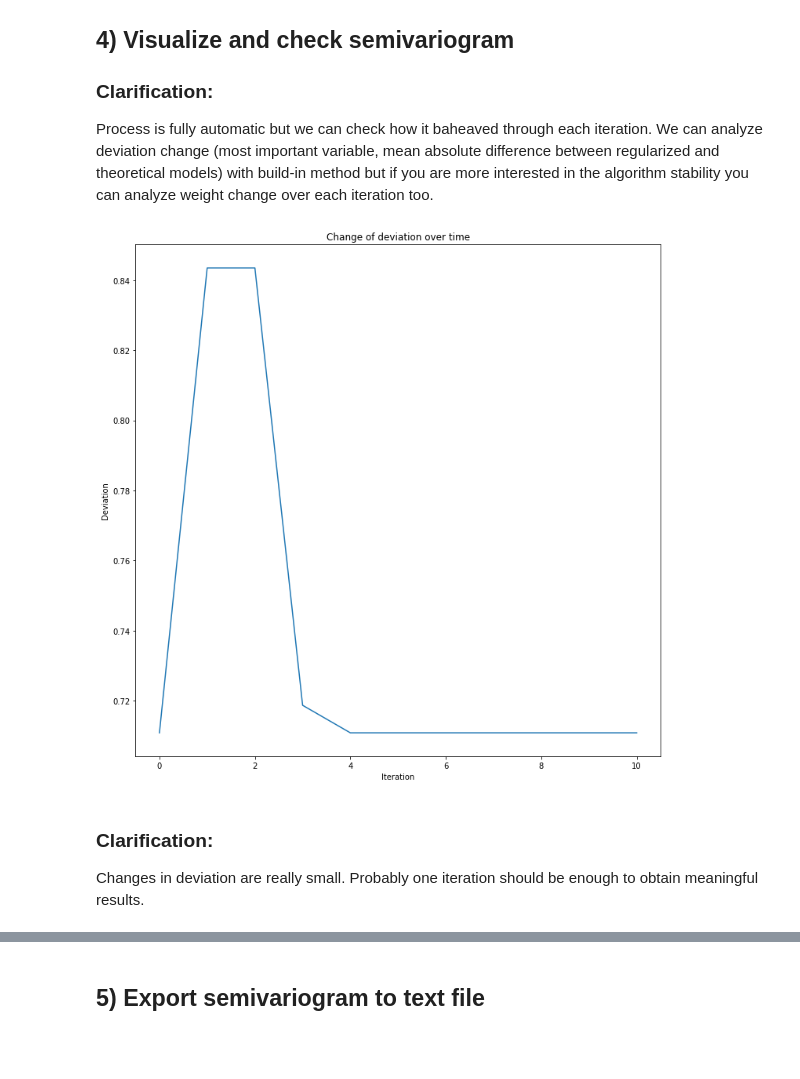
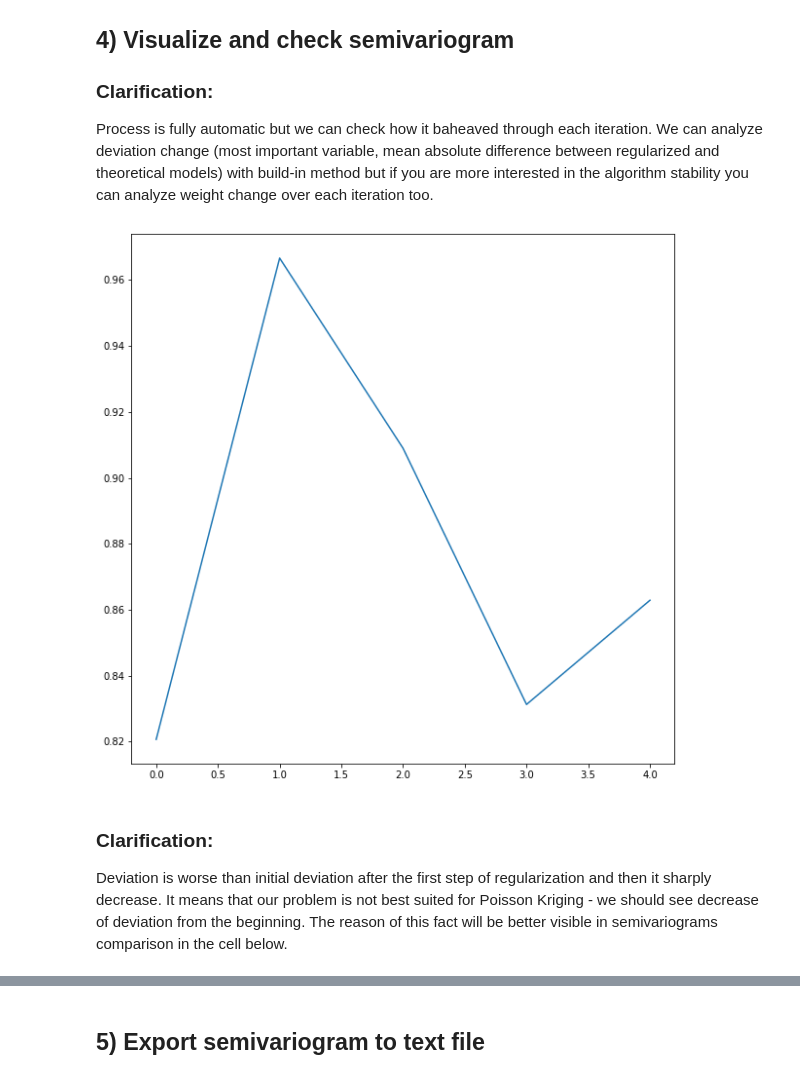
Before and after one commit to DataverseLabs/pyinterpolate, a Jupyter notebook: tutorials/Semivariogram Regularization (Intermediate).ipynb, the cells around one changed output, grey strips where cells are left out. Cells and saved outputs as stored; diff of their text form; code cells hidden in the pictures; blank space fills up the shorter version.

Commit message:
regularized semivariance class updated

```diff
--- a/tutorials/Semivariogram Regularization (Intermediate).ipynb
+++ b/tutorials/Semivariogram Regularization (Intermediate).ipynb
@@ -139,8 +139,8 @@ Now we must set parameters for areal semivariogram AND point semivariogram. It i
 # Check experimental semivariogram of areal data - this cell may be run multiple times
 # before you find optimal parameters
 
-maximum_range = 100000
-step_size = 5000
+maximum_range = 160000
+step_size = 8000
 lags = np.arange(0, maximum_range, step_size * 2)
 
 dt = areal_data_prepared[:, 2:]  # x, y, val
@@ -309,0 +225,6 @@ Calculation of the mean semivariance for a given lag
+# %%
+reg_mod = RegularizedSemivariogram()
+# %%
+reg_mod.fit(areal_data=areal_data_prepared,
+            areal_lags=lags, areal_step_size=step_size,
+            point_support_data=points_in_area, ranges=32, weighted_lags=True, store_models=False)
@@ -320,12 +271,14 @@ Process is fully automatic but we can check how it baheaved through each iterati
 # %%
 # First analyze deviation
 
-reg_mod.show_deviation()
+plt.figure(figsize=(10, 10))
+plt.plot(reg_mod.deviations)
+plt.show()
 # %% [output]
-[figure, old version]
+[figure, new version]
-# %% [markdown]
-### Clarification:
-
-Changes in deviation are really small. Probably one iteration should be enough to obtain meaningful results.
+# %% [markdown]
+### Clarification:
+
+Deviation is worse than initial deviation after the first step of regularization and then it sharply decrease. It means that our problem is not best suited for Poisson Kriging - we should see decrease of deviation from the beginning. The reason of this fact will be better visible in semivariograms comparison in the cell below.
 # %%
 # Check weights - it is important to track problems with algorithm, esepcially if sum of weights is oscillating
```
Also changed, not shown: parts of 15 cells of this notebook, 10 other files.
